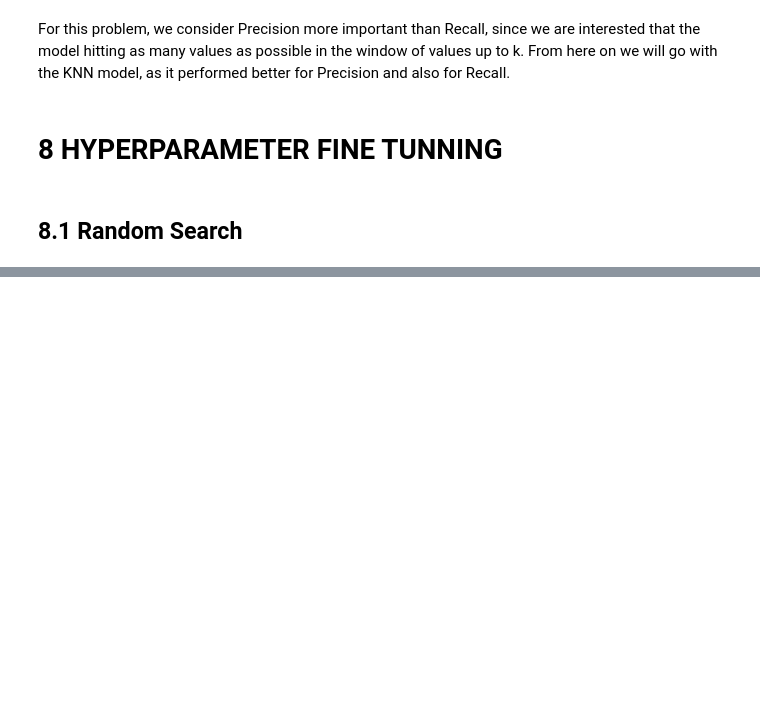
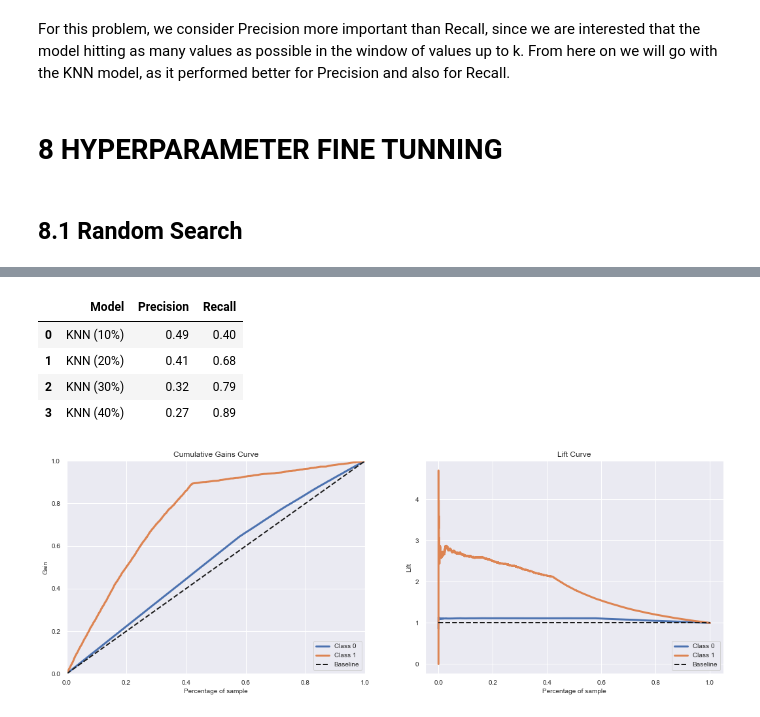
Before and after one commit to anaclaudialemos/learning_to_rank_for_cross_sell, a Jupyter notebook: notebooks/learning_to_rank_for_cross_sell_cycle01.ipynb, the cells around one changed output, grey strips where cells are left out. Drawn from its saved outputs; the diff is of its cells as text; code cells hidden in the pictures; blank space fills up the shorter version.

```diff
--- a/notebooks/learning_to_rank_for_cross_sell_cycle01.ipynb
+++ b/notebooks/learning_to_rank_for_cross_sell_cycle01.ipynb
@@ -1165,0 +1206,2 @@ For this problem, we consider Precision more important than Recall, since we are
+# %%
+df_test = pd.read_csv('../data/df_test.csv')
@@ -1165,0 +1253,28 @@ For this problem, we consider Precision more important than Recall, since we are
+# %%
+# loading
+model = pickle.load(open('../models/cycle1/model/knn_model_c1.pkl','rb'))
+
+# prediction
+yhat_test = model.predict_proba(X_test)
+
+# metrics
+metrics_at_10perc = metrics_at_k(X_test, y_test, yhat_test, 'KNN (10%)', k = np.ceil(len(X_test) * 0.1))
+metrics_at_20perc = metrics_at_k(X_test, y_test, yhat_test, 'KNN (20%)', k = np.ceil(len(X_test) * 0.2))
+metrics_at_30perc = metrics_at_k(X_test, y_test, yhat_test, 'KNN (30%)', k = np.ceil(len(X_test) * 0.3))
+metrics_at_40perc = metrics_at_k(X_test, y_test, yhat_test, 'KNN (40%)', k = np.ceil(len(X_test) * 0.4))
+
+# display metrics
+final_results = pd.concat([metrics_at_10perc, metrics_at_20perc, metrics_at_30perc, metrics_at_40perc]).reset_index(drop=True)
+display(final_results)
+
+# cumulative gain curve and lift curve
+fig, axs = plt.subplots(ncols=2, figsize=(18, 6))
+skplt.metrics.plot_cumulative_gain(y_test, yhat_test, ax=axs[0])
+skplt.metrics.plot_lift_curve(y_test, yhat_test, ax=axs[1]);
+# %% [output]
+|  | Model | Precision | Recall |
+| 0 | KNN (10%) | 0.49 | 0.40 |
+| 1 | KNN (20%) | 0.41 | 0.68 |
+| 2 | KNN (30%) | 0.32 | 0.79 |
+| 3 | KNN (40%) | 0.27 | 0.89 |
+[figure, added]
```
Also changed, not shown: parts of 28 cells of this notebook, 6 other files.
